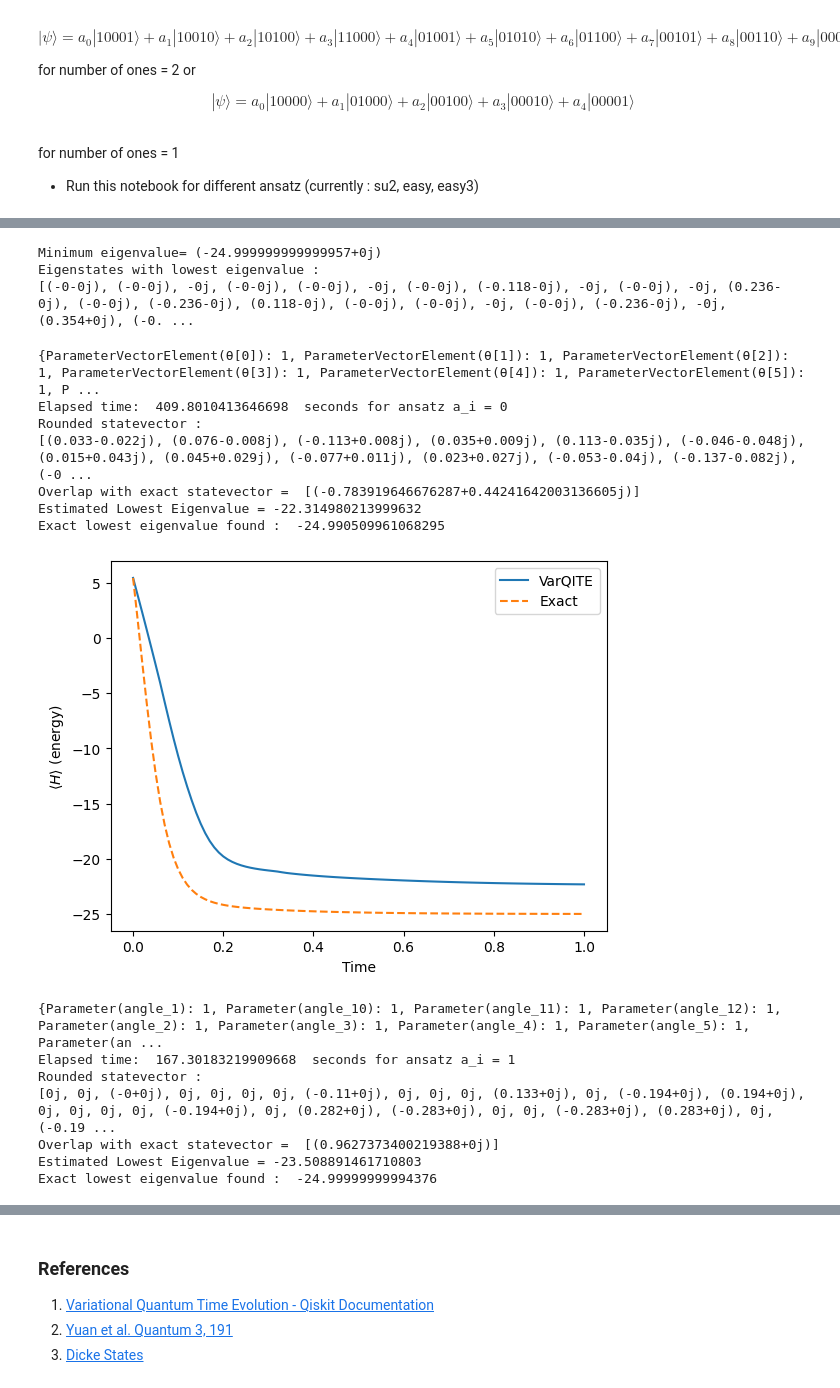
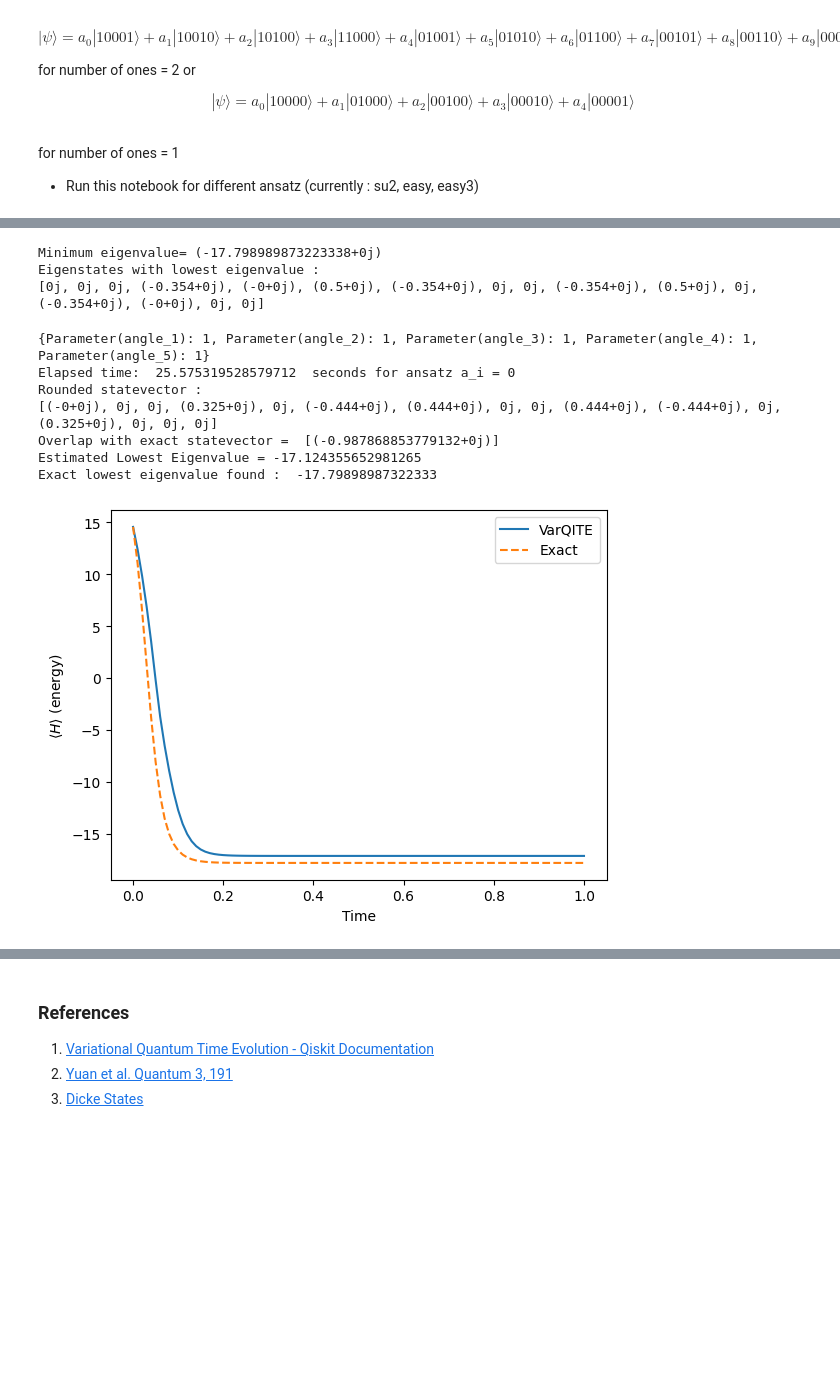
Before and after one commit to Cheshta-Joshi/hubb_sim, a Jupyter notebook: VarQITE_ansatz.ipynb, the cells around one changed output, grey strips where cells are left out. Saved outputs shown, nothing was run; the diff lists cells and outputs as text; code cells hidden in the pictures; blank space fills up the shorter version.

```diff
--- a/VarQITE_ansatz.ipynb
+++ b/VarQITE_ansatz.ipynb
@@ -69,7 +69,7 @@ def spinless_basis(N,r) :
         basis_set.append(basis)
     return basis_set
 # %%
-N=6
+N=4
 e=[1]*N
 t=7
 H_op = tb0_JW(N,e,t)
@@ -104,11 +104,12 @@ def dicke_param(n,k) :
     for a in range(k,1,-1) :
         pairs.append([a,a-1])
 
-    num_angles = int(3*(n-k) + k*(k-1)/2)
+    num_angles = int(k*(n-k) + k*(k-1)/2)
     param = [Parameter(f"angle_{i+1}") for i in range(num_angles)]
 
     dk_circ = QuantumCircuit(n)
-    dk_circ.x(range(-1,-k-1,-1))
+    for q in range(k) :
+        dk_circ.x(-(q+1))
     var=0
     for pair in pairs :
         new_circ,new_var = scs_param(pair[0],pair[1],var,param)
@@ -129,11 +130,13 @@ print("Eigenstates with lowest eigenvalue : ")
 for state in eigstates :
     print([np.round(x,3) for x in np.asarray(state)])
 # %% [output]
-Minimum eigenvalue= (-24.999999999999957+0j)
+Minimum eigenvalue= (-17.798989873223338+0j)
 Eigenstates with lowest eigenvalue :
-[(-0-0j), (-0-0j), -0j, (-0-0j), (-0-0j), -0j, (-0-0j), (-0.118-0j), -0j, (-0-0j), -0j, (0.236-0j), (-0-0j), (-0.236-0j), (0.118-0j), (-0-0j), (-0-0j), -0j, (-0-0j), (-0.236-0j), -0j, (0.354+0j), (-0. ...
+[0j, 0j, 0j, (-0.354+0j), (-0+0j), (0.5+0j), (-0.354+0j), 0j, 0j, (-0.354+0j), (0.5+0j), 0j, (-0.354+0j), (-0+0j), 0j, 0j]
 # %%
 ansatz_list = [su2,dicke_param(N,N//2)]
+# ansatz_list = [su2]
+ansatz_list = [dicke_param(N,N//2)]
 backend = Aer.get_backend('statevector_simulator')
 
 for a_i,ansatz in enumerate(ansatz_list) :
@@ -178,44 +181,37 @@ for a_i,ansatz in enumerate(ansatz_list) :
     overlap_list =[]
     for state in eigstates :
         overlap_list.append(np.dot(state,np.conj(norm_state)))
     print("Overlap with exact statevector = ",overlap_list)
 
     h_exp_val = np.array([ele[0][0] for ele in evolution_result_eff.observables])
     print("Estimated Lowest Eigenvalue =", h_exp_val[-1])
 
     #Classical simulation
     init_state = Statevector(ansatz.assign_parameters(init_param_values))
 
     evolution_problem = TimeEvolutionProblem(H_op, exp_time, initial_state=init_state,
                                              aux_operators=aux_ops)
     exact_evol = SciPyImaginaryEvolver(num_timesteps=num_steps)
     sol = exact_evol.evolve(evolution_problem)
 
     exact_h_exp_val = sol.observables[0][0].real
     print("Exact lowest eigenvalue found : ",exact_h_exp_val[-1])
 
     times_eff = evolution_result_eff.times
     times_exact = sol.times
 
     pylab.plot(times_eff, h_exp_val, label= "VarQITE")
     pylab.plot(times_exact, exact_h_exp_val , label= "Exact",  linestyle='--')
     pylab.xlabel("Time")
     pylab.ylabel(r"$\langle H \rangle$ (energy)")
     pylab.legend(loc="upper right");
     plt.pause(1)
 # %% [output]
-{ParameterVectorElement(θ[0]): 1, ParameterVectorElement(θ[1]): 1, ParameterVectorElement(θ[2]): 1, ParameterVectorElement(θ[3]): 1, ParameterVectorElement(θ[4]): 1, ParameterVectorElement(θ[5]): 1, P ...
-Elapsed time:  409.8010413646698  seconds for ansatz a_i = 0
+{Parameter(angle_1): 1, Parameter(angle_2): 1, Parameter(angle_3): 1, Parameter(angle_4): 1, Parameter(angle_5): 1}
+Elapsed time:  25.575319528579712  seconds for ansatz a_i = 0
 Rounded statevector :
-[(0.033-0.022j), (0.076-0.008j), (-0.113+0.008j), (0.035+0.009j), (0.113-0.035j), (-0.046-0.048j), (0.015+0.043j), (0.045+0.029j), (-0.077+0.011j), (0.023+0.027j), (-0.053-0.04j), (-0.137-0.082j), (-0 ...
-Overlap with exact statevector =  [(-0.783919646676287+0.44241642003136605j)]
-Estimated Lowest Eigenvalue = -22.314980213999632
-Exact lowest eigenvalue found :  -24.990509961068295
+[(-0+0j), 0j, 0j, (0.325+0j), 0j, (-0.444+0j), (0.444+0j), 0j, 0j, (0.444+0j), (-0.444+0j), 0j, (0.325+0j), 0j, 0j, 0j]
+Overlap with exact statevector =  [(-0.987868853779132+0j)]
+Estimated Lowest Eigenvalue = -17.124355652981265
+Exact lowest eigenvalue found :  -17.79898987322333
-[figure, old version]
+[figure, new version]
-{Parameter(angle_1): 1, Parameter(angle_10): 1, Parameter(angle_11): 1, Parameter(angle_12): 1, Parameter(angle_2): 1, Parameter(angle_3): 1, Parameter(angle_4): 1, Parameter(angle_5): 1, Parameter(an ...
-Elapsed time:  167.30183219909668  seconds for ansatz a_i = 1
-Rounded statevector :
-[0j, 0j, (-0+0j), 0j, 0j, 0j, 0j, (-0.11+0j), 0j, 0j, 0j, (0.133+0j), 0j, (-0.194+0j), (0.194+0j), 0j, 0j, 0j, 0j, (-0.194+0j), 0j, (0.282+0j), (-0.283+0j), 0j, 0j, (-0.283+0j), (0.283+0j), 0j, (-0.19 ...
-Overlap with exact statevector =  [(0.9627373400219388+0j)]
-Estimated Lowest Eigenvalue = -23.508891461710803
-Exact lowest eigenvalue found :  -24.99999999994376
```
Also changed, not shown: parts of 4 cells of this notebook.
